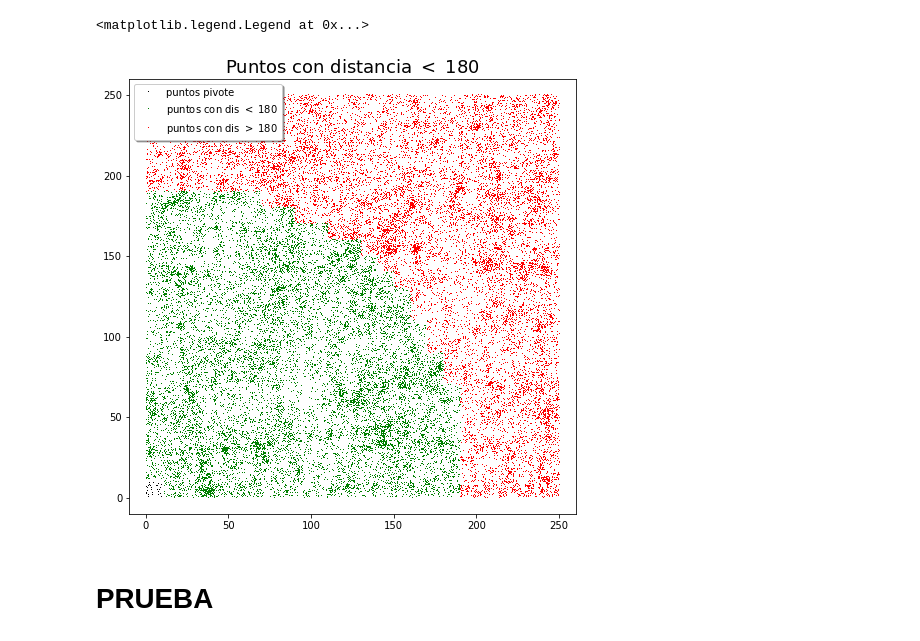
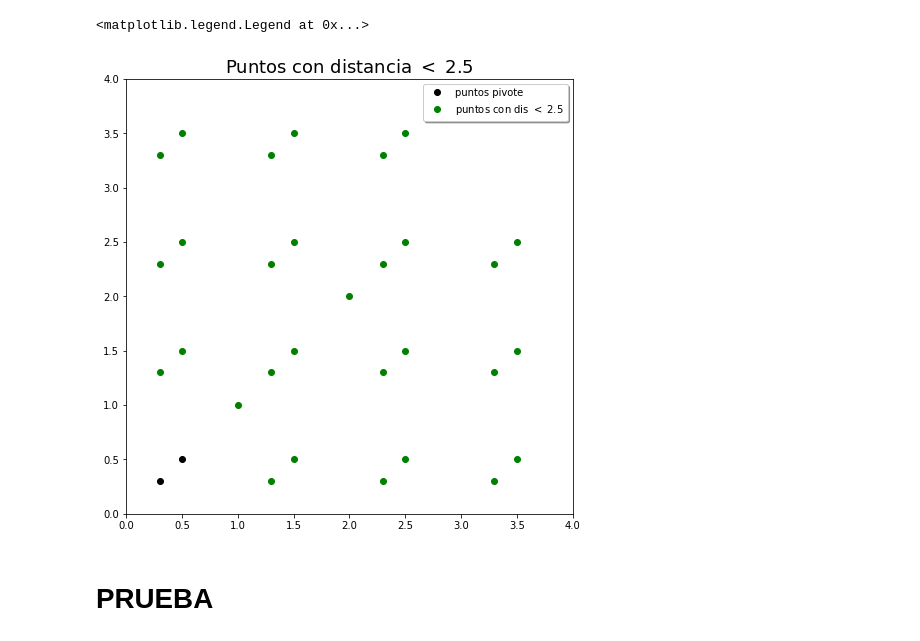
Before and after one commit to Oscar2401/funcion_correlacion, a Jupyter notebook: pythons/Pruebas_jupiter/metodo_malla.ipynb, the cells around one changed output. Saved outputs shown, nothing was run; the diff lists cells and outputs as text; code cells hidden in the pictures.

```diff
--- a/pythons/Pruebas_jupiter/metodo_malla.ipynb
+++ b/pythons/Pruebas_jupiter/metodo_malla.ipynb
@@ -17,5 +17,5 @@ plt.plot(data[:,0],data[:,1],'k,')
 # %%
-tam = 15
+tam = 1
 x = [i for i in range(math.floor(np.min(data[:,0])),math.ceil(np.max(data[:,0]))+tam,tam)]
 y = [i for i in range(math.floor(np.min(data[:,1])),math.ceil(np.max(data[:,1]))+tam,tam)]
 # %%
@@ -25,7 +25,7 @@ y_ = math.ceil((math.ceil(np.max(data[:,1])) - math.floor(np.min(data[:,1])))/ta
 mallas = []
 for i in range(len(x)-1):
     for j in range(len(y)-1):
-        mallas.append(data[(data[:,0]>x[i])&(data[:,0]<x[i+1])&(data[:,1]>y[j])&(data[:,1]<y[j+1])])
+        mallas.append(data[(data[:,0]>=x[i])&(data[:,0]<x[i+1])&(data[:,1]>=y[j])&(data[:,1]<y[j+1])])
 # %%
 puntom = []
 pm = tam/2
@@ -50,30 +49,32 @@ plt.ylim(-10,260)
 # %%
 i = 0
-dis_max = 180
+dis_max = 2.5
 
 pm = tam/2
 s = puntom[i]-puntom[i+1:]
 dx = puntom[i][0]-puntom[i+1:][:,0]
+dx[dx==0] = 0.000001
 dy = puntom[i][1]-puntom[i+1:][:,1]
 m = np.abs(dy/dx)
+
 dis = np.zeros_like(s[:,0])
 dis[m<1] = np.sqrt(s[m<1][:,0]**2+s[m<1][:,1]**2)*(1-(2*pm/np.abs(dx[m<1])))
 dis[m>1] = np.sqrt(s[m>1][:,0]**2+s[m>1][:,1]**2)*(1-(2*pm/np.abs(dy[m>1])))
 dis[m==1.] = np.sqrt(s[m==1.][:,0]**2+s[m==1.][:,1]**2)-(2*pm*np.sqrt(2))
 
 pp =np.concatenate(np.array(mallas[i+1:],dtype=object)[dis<dis_max])
-pp_ =np.concatenate(np.array(mallas[i+1:],dtype=object)[dis>=dis_max])
+#pp_=np.concatenate(np.array(mallas[i+1:],dtype=object)[dis>=dis_max])
 
 fig = plt.figure(figsize=(8,8))
-plt.plot(mallas[i][:,0],mallas[i][:,1],'k,',label='puntos pivote')
-plt.plot(pp[:,0],pp[:,1],'g,',label='puntos con dis $<$ {0}'.format(dis_max))
-plt.plot(pp_[:,0],pp_[:,1],'r,',label='puntos con dis $>$ {0}'.format(dis_max))
-plt.xlim(-10,260)
-plt.ylim(-10,260)
+plt.plot(mallas[i][:,0],mallas[i][:,1],'ko',label='puntos pivote')
+plt.plot(pp[:,0],pp[:,1],'go',label='puntos con dis $<$ {0}'.format(dis_max))
+#plt.plot(pp_[:,0],pp_[:,1],'ro',label='puntos con dis $>$ {0}'.format(dis_max))
+plt.xlim(0,4)
+plt.ylim(0,4)
 plt.title('Puntos con distancia $<$ {0}'.format(dis_max),fontsize=18)
 plt.legend(shadow=True, fontsize='10')
 # %% [output]
 <matplotlib.legend.Legend at 0x...>
-[figure, old version]
+[figure, new version]
 # %% [markdown]
 # PRUEBA
```
Also changed, not shown: parts of 25 cells of this notebook, 4 other files.
